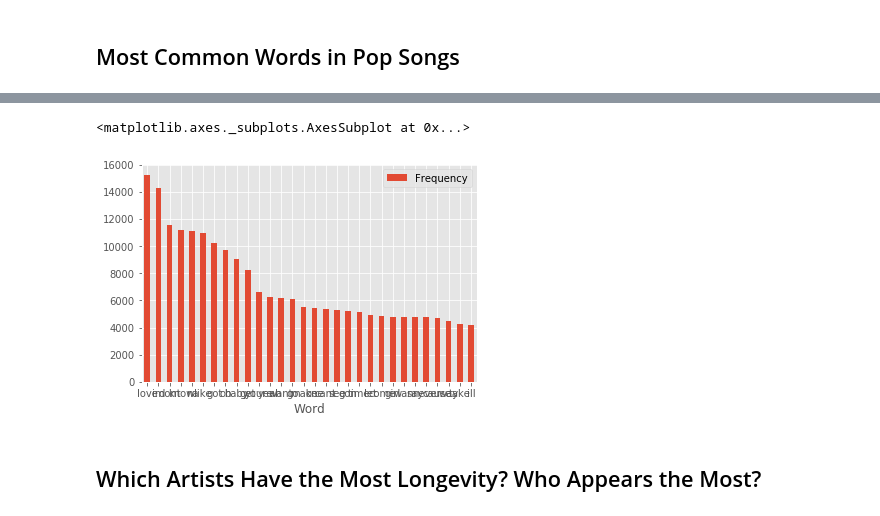
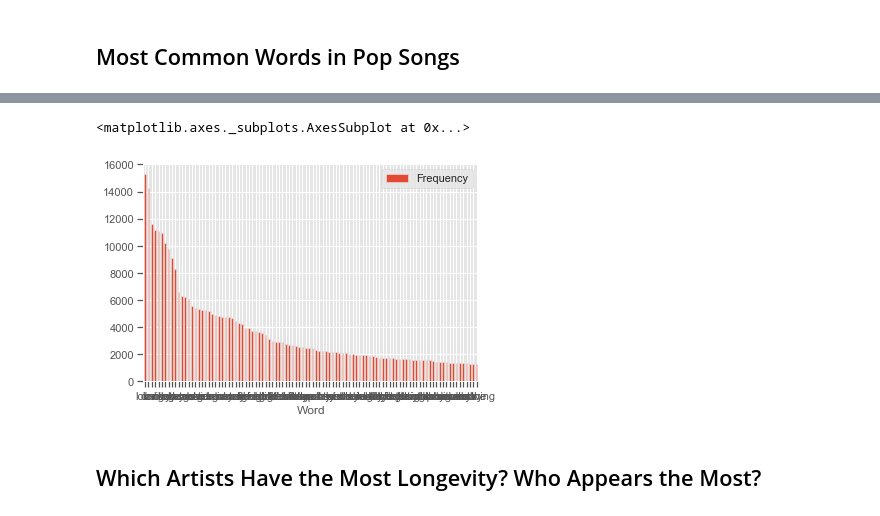
Before and after one commit to aow207/data-studio-projects, a Jupyter notebook: Billboard/Billboard.ipynb, the cells around one changed output, grey strips where cells are left out. Cells and saved outputs as stored; diff of their text form; code cells hidden in the pictures.

```diff
--- a/Billboard/Billboard.ipynb
+++ b/Billboard/Billboard.ipynb
@@ -38,7 +38,7 @@ df.head()
 # %% [markdown]
 ## Most Common Words in Pop Songs
 # %%
-top_N = 30
+top_N = 100
 
 txt = df['Lyrics'].str.lower().str.replace(r'\|', ' ').str.cat(sep=' ')
 words = nltk.tokenize.word_tokenize(txt)
@@ -80,6 +80,6 @@ All frequencies, including STOPWORDS:
 ============================================================
 <matplotlib.axes._subplots.AxesSubplot at 0x...>
-[figure, old version]
+[figure, new version]
 # %% [markdown]
 ## Which Artists Have the Most Longevity? Who Appears the Most?
 # %%
```
Also changed, not shown: parts of 2 cells of this notebook, 2 other files.
